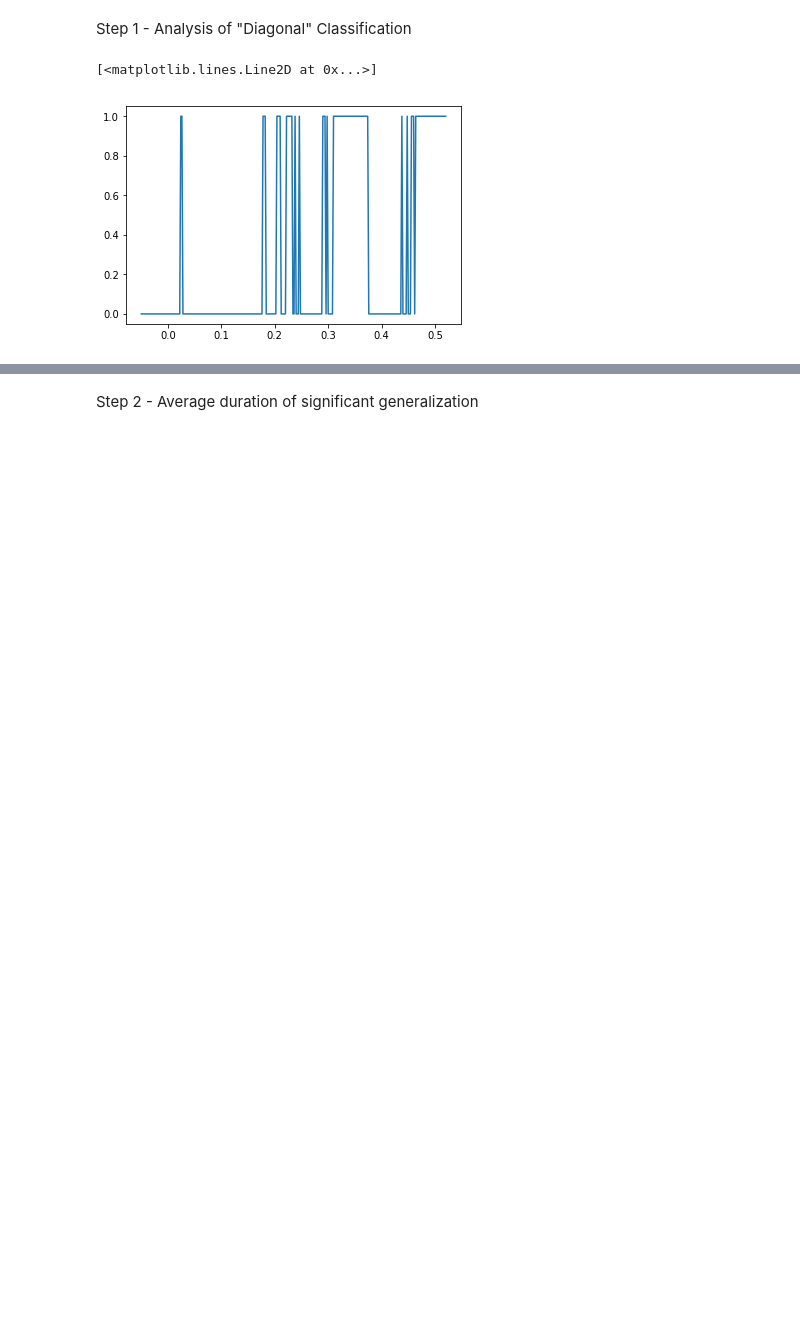
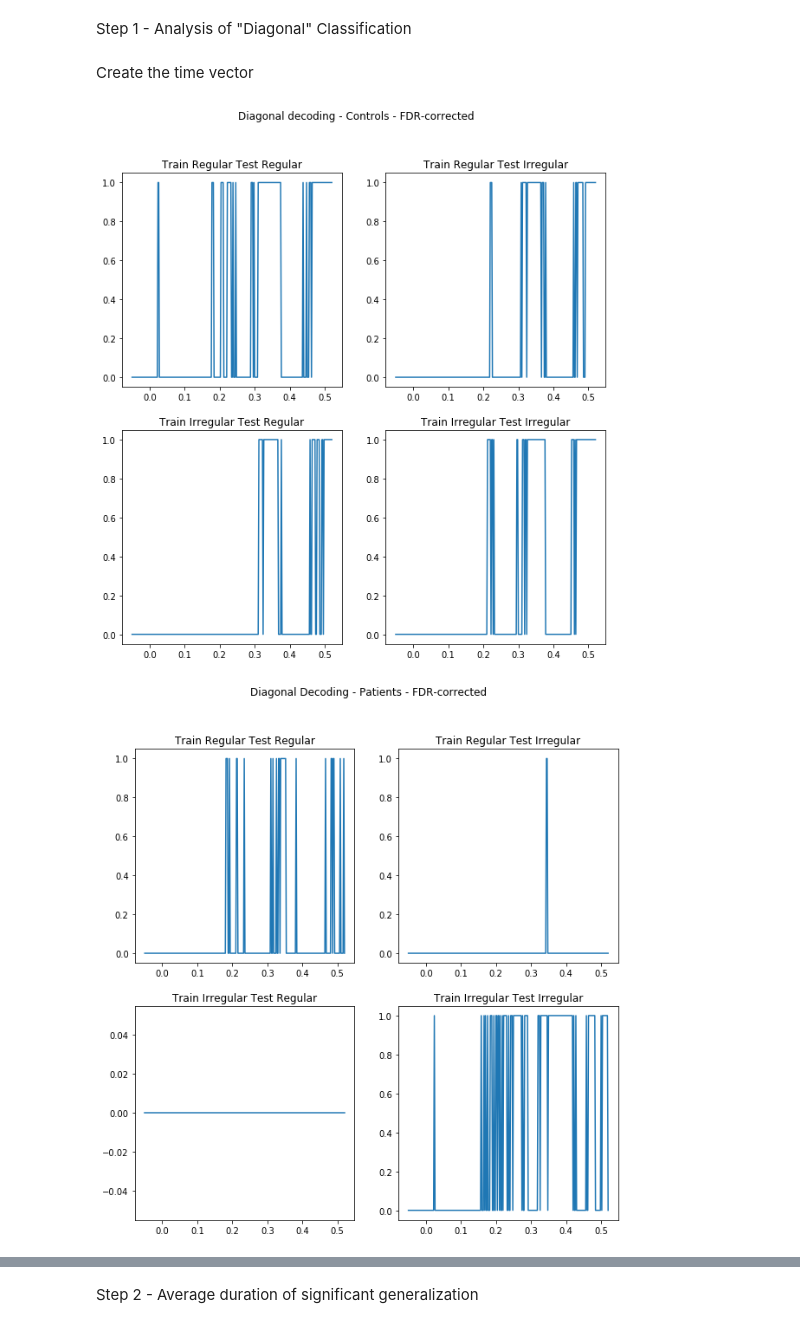
Before and after one commit to nicofarr/pd_osc_decoding, a Jupyter notebook: MNE-Statistics.ipynb, the cells around one changed output, grey strips where cells are left out. Saved outputs shown, nothing was run; the diff lists cells and outputs as text; code cells hidden in the pictures; blank space fills up the shorter version.

```diff
--- a/MNE-Statistics.ipynb
+++ b/MNE-Statistics.ipynb
@@ -21,3 +43,12 @@ allsubj = os.listdir(statspath)
+# %%
+controls_id = []
+patients_id = []
+
+for cursubj in allsubj:
+    if (cursubj[9]=='k'):
+        controls_id.append(cursubj)
+    else:
+        patients_id.append(cursubj)
 # %% [markdown]
 Step 1 - Analysis of "Diagonal" Classification
 # %%
@@ -37,5 +69,39 @@ timevec = np.linspace(-0.05,0.52,diag_sig_fdr.shape[1])
-# %%
-plt.plot(timevec,diag_sig_fdr[0])
-# %% [output]
-[<matplotlib.lines.Line2D at 0x...>]
-[figure, removed]
+# %%
+diag_sig_fdr_controls = diagonal_group(controls_id,statspath)
+diag_sig_fdr_patients = diagonal_group(patients_id,statspath)
+# %% [markdown]
+Create the time vector
+# %%
+tmin = -0.05
+tmax = 0.52
+
+timevec = np.linspace(tmin,tmax,diag_sig_fdr_controls.shape[1])
+# %%
+subtitles = ['Train Regular Test Regular',
+            'Train Regular Test Irregular',
+            'Train Irregular Test Regular',
+            'Train Irregular Test Irregular']
+
+
+plt.figure(figsize=(10,10))
+
+for i in range(1,5):
+    plt.subplot(2,2,i)
+    plt.plot(timevec,diag_sig_fdr_controls[i-1])
+    plt.title(subtitles[i-1])
+plt.suptitle('Diagonal decoding - Controls - FDR-corrected')
+plt.show()
+
+
+plt.figure(figsize=(10,10))
+
+
+for i in range(1,5):
+    plt.subplot(2,2,i)
+    plt.plot(timevec,diag_sig_fdr_patients[i-1])
+    plt.title(subtitles[i-1])
+plt.suptitle('Diagonal Decoding - Patients - FDR-corrected')
+plt.show()
+# %% [output]
+[figure, added]
+[figure, added]
```
Also changed, not shown: parts of 13 cells of this notebook.
